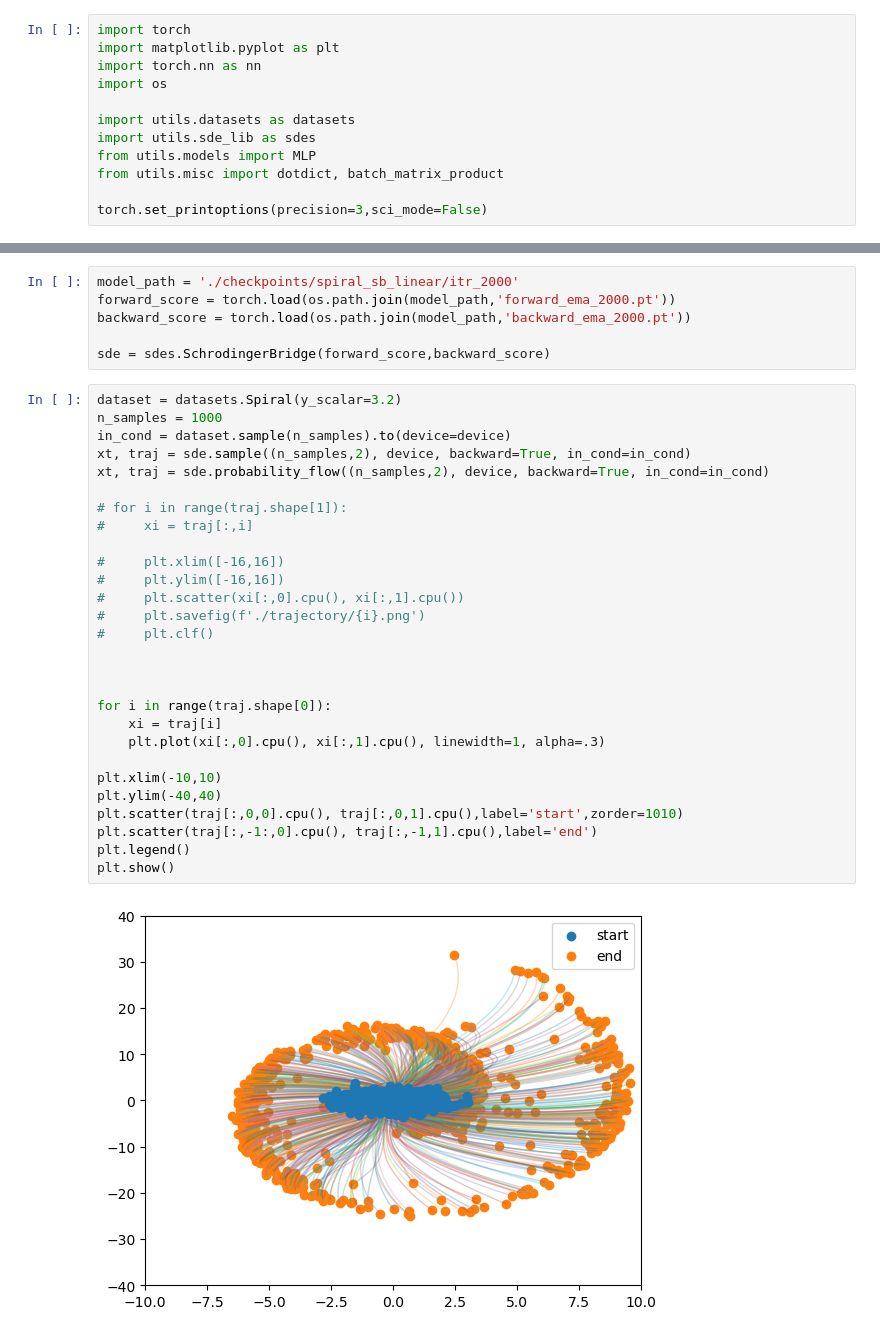
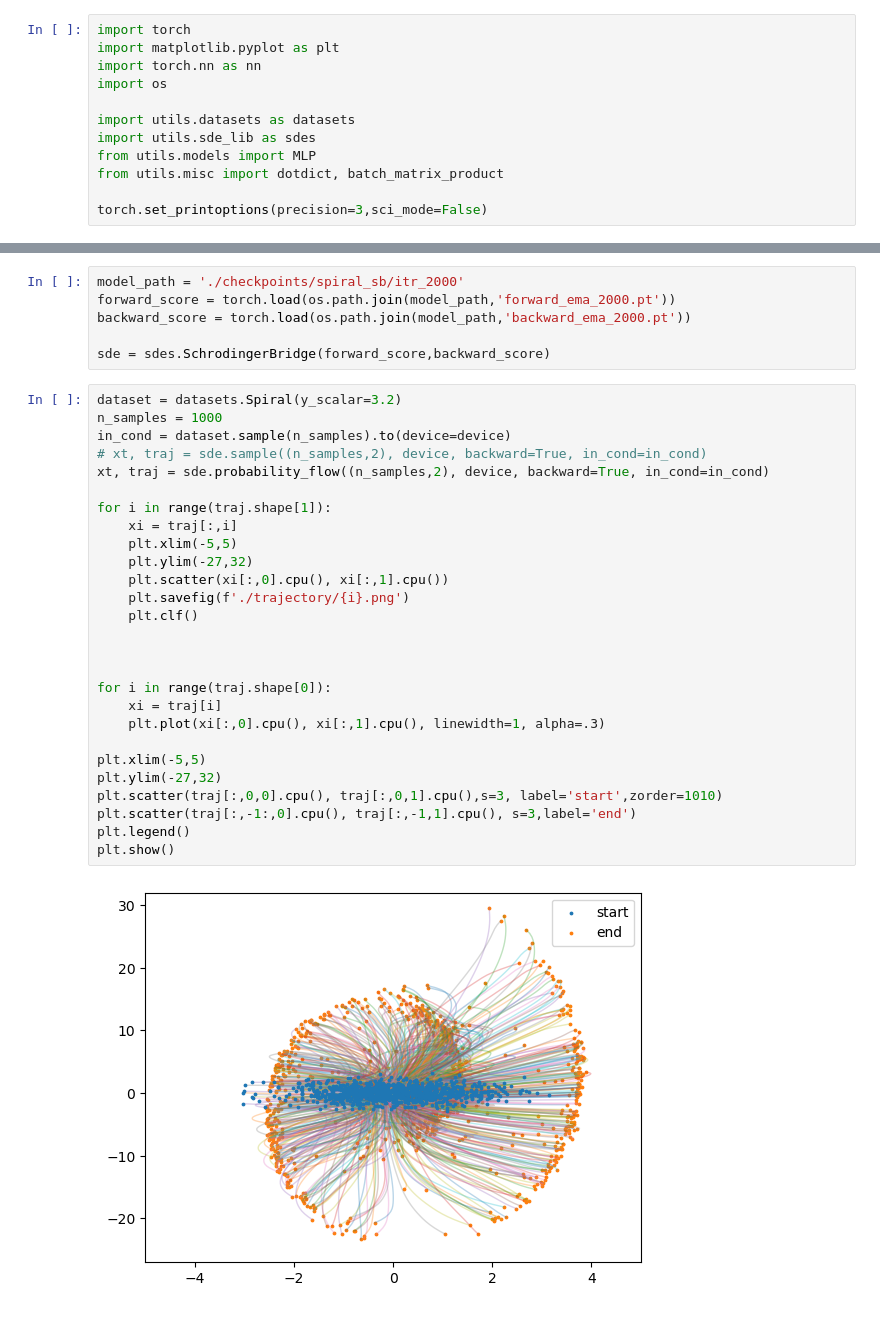
Before and after one commit to KevinRojas1499/variational-sb, a Jupyter notebook: experiment.ipynb, the cells around one changed output, grey strips where cells are left out. Saved outputs shown, nothing was run; the diff lists cells and outputs as text.

Commit message:
Made training script more general, added trajectory plotting in jupyter and improved sde file

```diff
--- a/experiment.ipynb
+++ b/experiment.ipynb
@@ -137,5 +28,5 @@ eigenvectors=tensor([[ 0.992,  0.124],
 # %%
-model_path = './checkpoints/spiral_sb_linear/itr_2000'
+model_path = './checkpoints/spiral_sb/itr_2000'
 forward_score = torch.load(os.path.join(model_path,'forward_ema_2000.pt'))
 backward_score = torch.load(os.path.join(model_path,'backward_ema_2000.pt'))
 
@@ -143,30 +34,29 @@ sde = sdes.SchrodingerBridge(forward_score,backward_score)
 # %%
 dataset = datasets.Spiral(y_scalar=3.2)
 n_samples = 1000
 in_cond = dataset.sample(n_samples).to(device=device)
-xt, traj = sde.sample((n_samples,2), device, backward=True, in_cond=in_cond)
+# xt, traj = sde.sample((n_samples,2), device, backward=True, in_cond=in_cond)
 xt, traj = sde.probability_flow((n_samples,2), device, backward=True, in_cond=in_cond)
 
-# for i in range(traj.shape[1]):
-#     xi = traj[:,i]
-
-#     plt.xlim([-16,16])
-#     plt.ylim([-16,16])
-#     plt.scatter(xi[:,0].cpu(), xi[:,1].cpu())
-#     plt.savefig(f'./trajectory/{i}.png')
-#     plt.clf()
+for i in range(traj.shape[1]):
+    xi = traj[:,i]
+    plt.xlim(-5,5)
+    plt.ylim(-27,32)
+    plt.scatter(xi[:,0].cpu(), xi[:,1].cpu())
+    plt.savefig(f'./trajectory/{i}.png')
+    plt.clf()
 
 
 
 for i in range(traj.shape[0]):
     xi = traj[i]
     plt.plot(xi[:,0].cpu(), xi[:,1].cpu(), linewidth=1, alpha=.3)
 
-plt.xlim(-10,10)
-plt.ylim(-40,40)
-plt.scatter(traj[:,0,0].cpu(), traj[:,0,1].cpu(),label='start',zorder=1010)
-plt.scatter(traj[:,-1:,0].cpu(), traj[:,-1,1].cpu(),label='end')
+plt.xlim(-5,5)
+plt.ylim(-27,32)
+plt.scatter(traj[:,0,0].cpu(), traj[:,0,1].cpu(),s=3, label='start',zorder=1010)
+plt.scatter(traj[:,-1:,0].cpu(), traj[:,-1,1].cpu(), s=3,label='end')
 plt.legend()
 plt.show()
 # %% [output]
-[figure, old version]
+[figure, new version]
```
Also changed, not shown: parts of 5 cells of this notebook, 4 other files.
